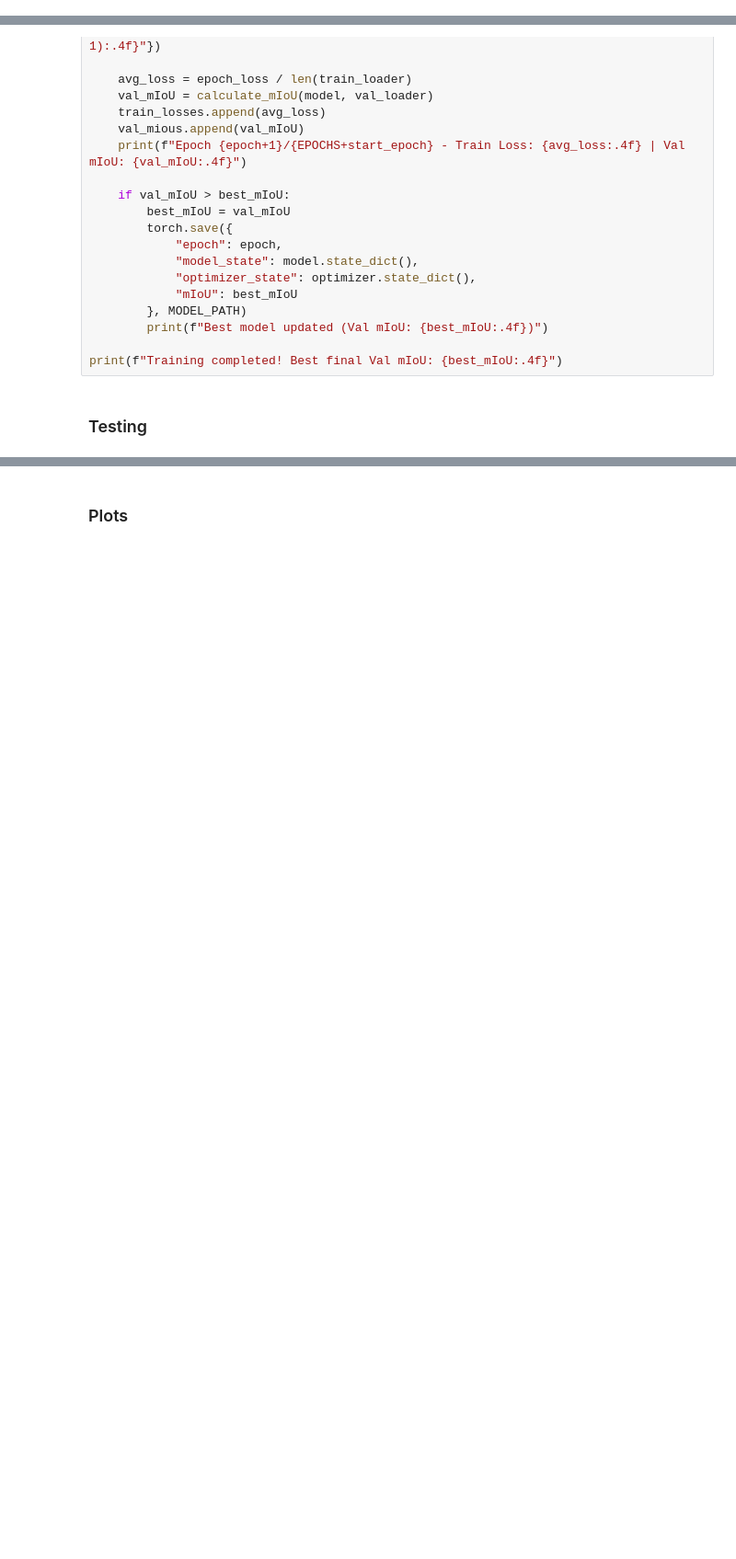
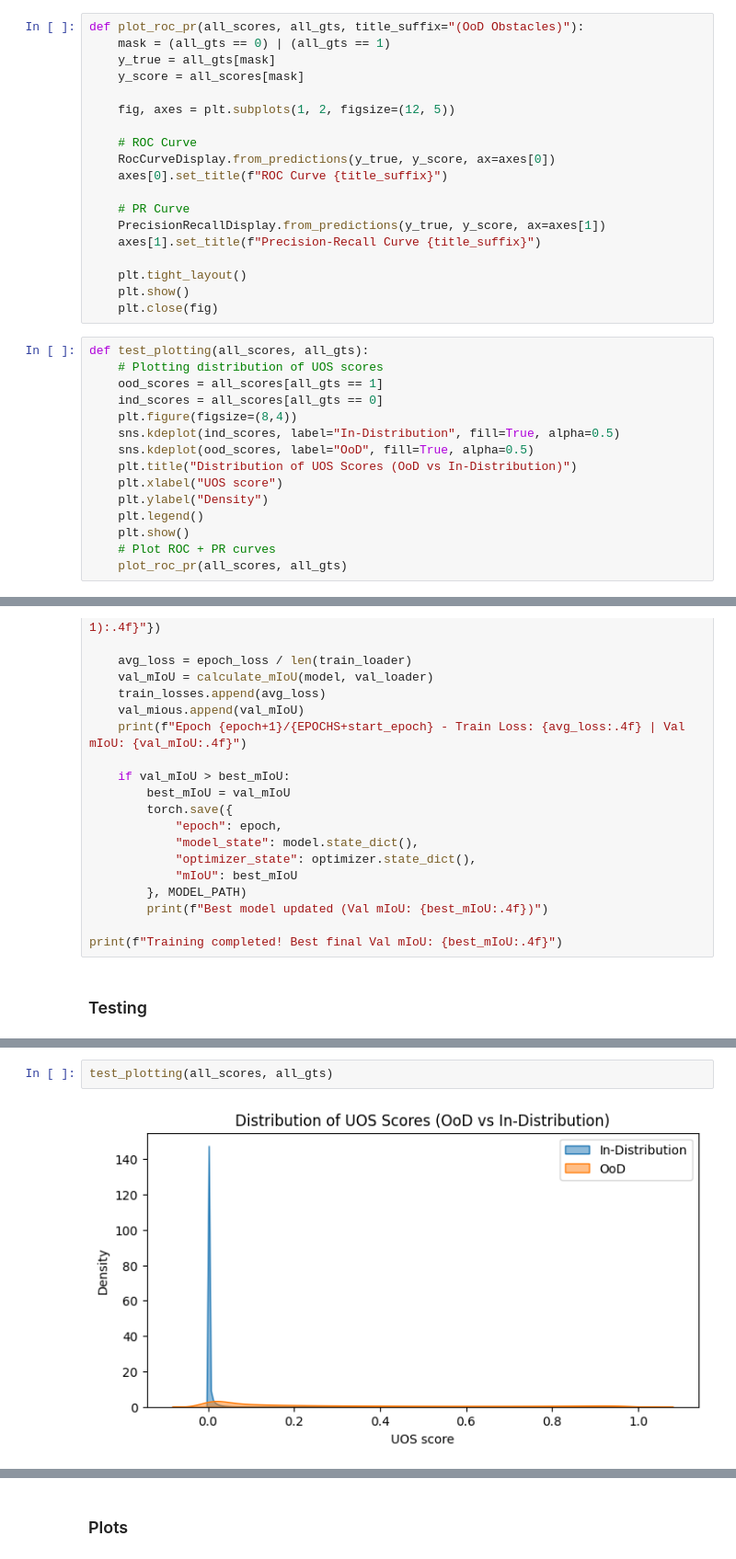
Before and after one commit to LucaColamarino/Proj11CV, a Jupyter notebook: paper_impl.ipynb, the cells around one changed output, grey strips where cells are left out. Shown: that part at 92% size. Cells and saved outputs as stored; diff of their text form; blank space fills up the shorter version.

```diff
--- a/paper_impl.ipynb
+++ b/paper_impl.ipynb
@@ -49,3 +66,37 @@ Device: cuda
+# %%
+def plot_roc_pr(all_scores, all_gts, title_suffix="(OoD Obstacles)"):
+    mask = (all_gts == 0) | (all_gts == 1)
+    y_true = all_gts[mask]
+    y_score = all_scores[mask]
+
+    fig, axes = plt.subplots(1, 2, figsize=(12, 5))
+
+    # ROC Curve
+    RocCurveDisplay.from_predictions(y_true, y_score, ax=axes[0])
+    axes[0].set_title(f"ROC Curve {title_suffix}")
+
+    # PR Curve
+    PrecisionRecallDisplay.from_predictions(y_true, y_score, ax=axes[1])
+    axes[1].set_title(f"Precision-Recall Curve {title_suffix}")
+
+    plt.tight_layout()
+    plt.show()
+    plt.close(fig)
+# %%
+def test_plotting(all_scores, all_gts):
+    # Plotting distribution of UOS scores
+    ood_scores = all_scores[all_gts == 1]
+    ind_scores = all_scores[all_gts == 0]
+    plt.figure(figsize=(8,4))
+    sns.kdeplot(ind_scores, label="In-Distribution", fill=True, alpha=0.5)
+    sns.kdeplot(ood_scores, label="OoD", fill=True, alpha=0.5)
+    plt.title("Distribution of UOS Scores (OoD vs In-Distribution)")
+    plt.xlabel("UOS score")
+    plt.ylabel("Density")
+    plt.legend()
+    plt.show()
+    # Plot ROC + PR curves
+    plot_roc_pr(all_scores, all_gts)
 # %%
 def mask_road_and_obstacles(gt_mask, road_id=1, obstacle_id=4):
     """
@@ -331,0 +336,4 @@ Scores range: 1.1415303e-11 0.9963301
+# %%
+test_plotting(all_scores, all_gts)
+# %% [output]
+[figure, added]
```
Also changed, not shown: parts of 10 cells of this notebook, 3 other files.
